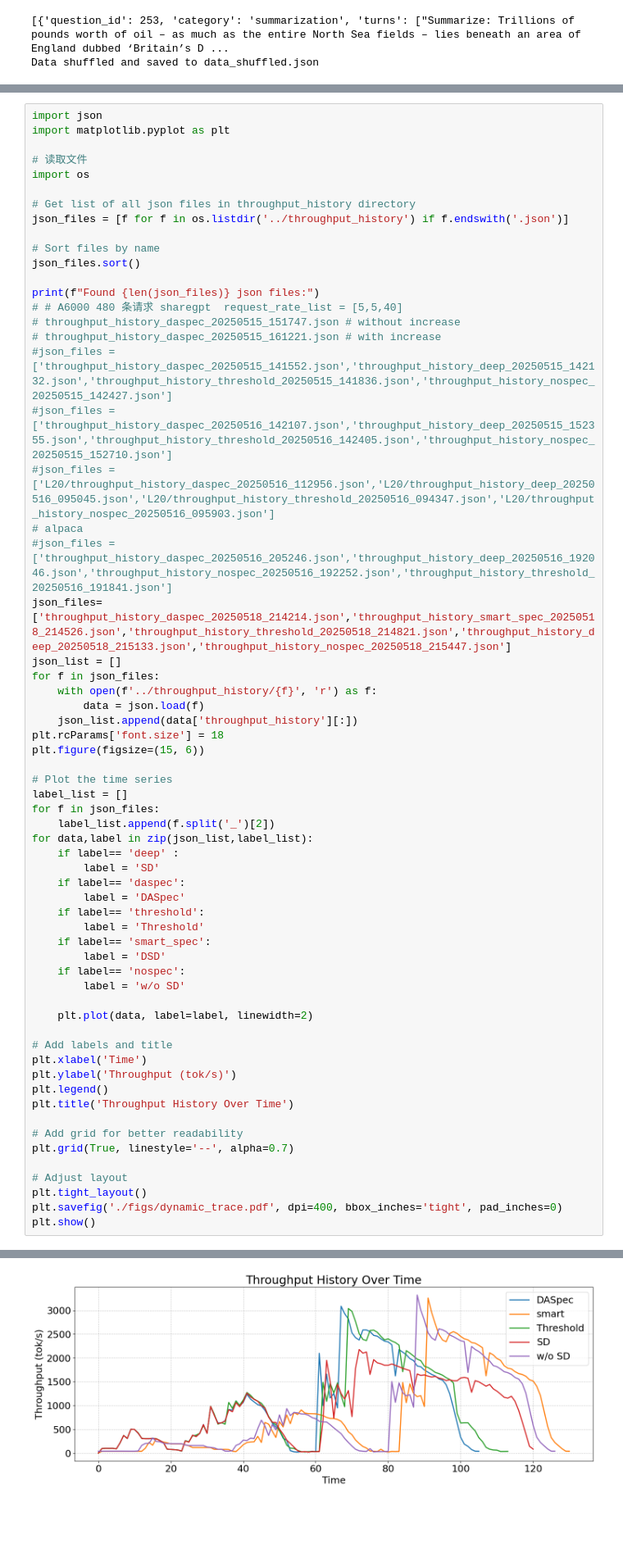
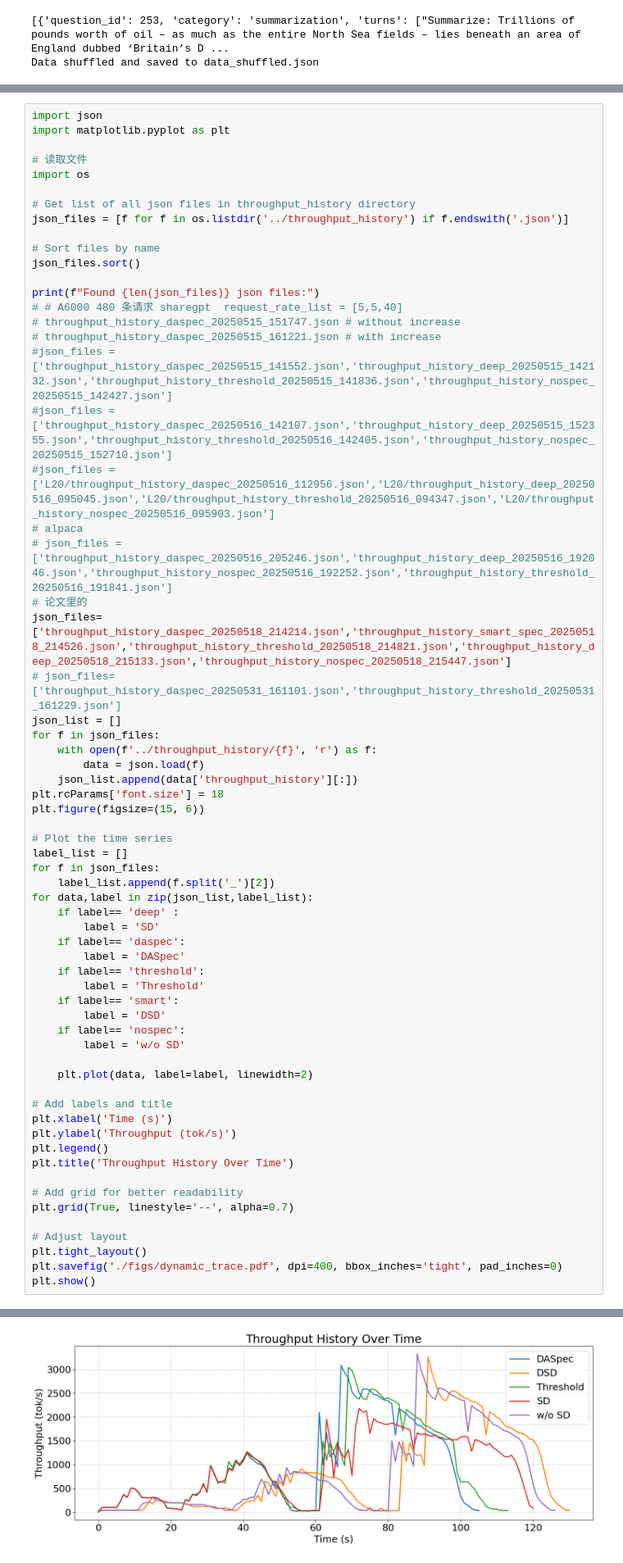
Before and after one commit to lihuahua123/vllm_speculative, a Jupyter notebook: exps/draw2.ipynb, the cells around one changed output, grey strips where cells are left out. Shown at 82% size. Saved outputs shown, nothing was run; the diff lists cells and outputs as text; blank space fills up the shorter version.

```diff
--- a/exps/draw2.ipynb
+++ b/exps/draw2.ipynb
@@ -643,8 +643,10 @@ print(f"Found {len(json_files)} json files:")
 #json_files = ['throughput_history_daspec_20250516_142107.json','throughput_history_deep_20250515_152355.json','throughput_history_threshold_20250516_142405.json','throughput_history_nospec_20250515_152710.json']
 #json_files = ['L20/throughput_history_daspec_20250516_112956.json','L20/throughput_history_deep_20250516_095045.json','L20/throughput_history_threshold_20250516_094347.json','L20/throughput_history_nospec_20250516_095903.json']
 # alpaca
-#json_files = ['throughput_history_daspec_20250516_205246.json','throughput_history_deep_20250516_192046.json','throughput_history_nospec_20250516_192252.json','throughput_history_threshold_20250516_191841.json']
+# json_files = ['throughput_history_daspec_20250516_205246.json','throughput_history_deep_20250516_192046.json','throughput_history_nospec_20250516_192252.json','throughput_history_threshold_20250516_191841.json']
+# 论文里的
 json_files=['throughput_history_daspec_20250518_214214.json','throughput_history_smart_spec_20250518_214526.json','throughput_history_threshold_20250518_214821.json','throughput_history_deep_20250518_215133.json','throughput_history_nospec_20250518_215447.json']
+# json_files=['throughput_history_daspec_20250531_161101.json','throughput_history_threshold_20250531_161229.json']
 json_list = []
 for f in json_files:
     with open(f'../throughput_history/{f}', 'r') as f:
@@ -664,7 +666,7 @@ for data,label in zip(json_list,label_list):
         label = 'DASpec'
     if label== 'threshold':
         label = 'Threshold'
-    if label== 'smart_spec':
+    if label== 'smart':
         label = 'DSD'
     if label== 'nospec':
         label = 'w/o SD'
@@ -672,7 +674,7 @@ for data,label in zip(json_list,label_list):
     plt.plot(data, label=label, linewidth=2)
 
 # Add labels and title
-plt.xlabel('Time')
+plt.xlabel('Time (s)')
 plt.ylabel('Throughput (tok/s)')
 plt.legend()
 plt.title('Throughput History Over Time')
@@ -689,4 +691,4 @@ Found 236 json files:
-[figure, old version]
+[figure, new version]
 # %%
 # L20 33B
 # NUM_PROMPTS=480
```
Also changed, not shown: parts of 4 cells of this notebook, 23 other files.
